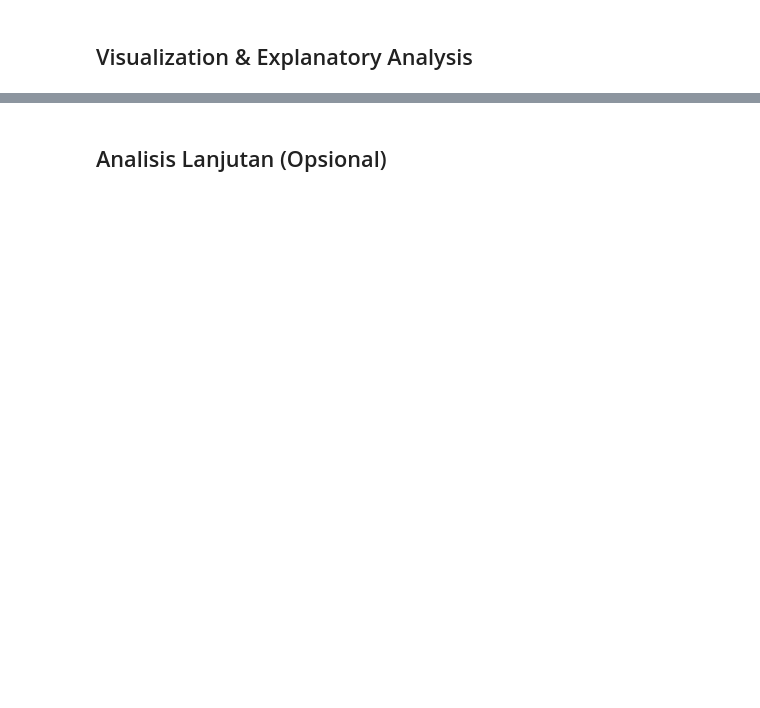
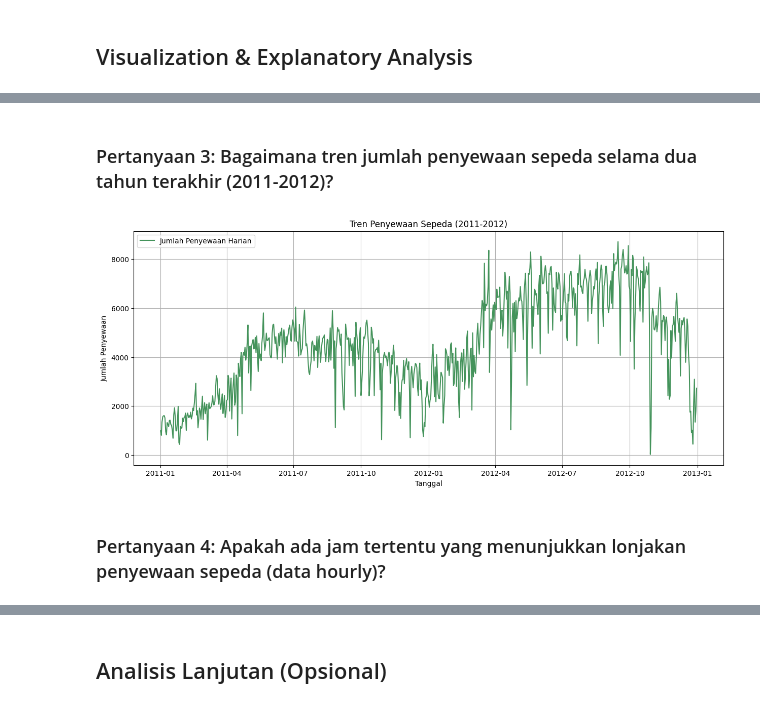
Before and after one commit to NaufalYogaPratama/data-analysis-submission, a Jupyter notebook: BikeSharingAnalysis.ipynb, the cells around one changed output, grey strips where cells are left out. Saved outputs shown, nothing was run; the diff lists cells and outputs as text; code cells hidden in the pictures; blank space fills up the shorter version.

```diff
--- a/BikeSharingAnalysis.ipynb
+++ b/BikeSharingAnalysis.ipynb
@@ -505,0 +554,16 @@ hr               6           7           8           9   ...          14  \
+# %% [markdown]
+### Pertanyaan 3: Bagaimana tren jumlah penyewaan sepeda selama dua tahun terakhir (2011-2012)?
+# %%
+# Plot tren penyewaan sepeda harian
+plt.figure(figsize=(15, 6))
+plt.plot(day_df['dteday'], day_df['cnt'], color='#44935B', label='Jumlah Penyewaan Harian')
+plt.title("Tren Penyewaan Sepeda (2011-2012)")
+plt.xlabel("Tanggal")
+plt.ylabel("Jumlah Penyewaan")
+plt.legend()
+plt.grid()
+plt.show()
+# %% [output]
+[figure, added]
+# %% [markdown]
+### Pertanyaan 4: Apakah ada jam tertentu yang menunjukkan lonjakan penyewaan sepeda (data hourly)?
```
Also changed, not shown: parts of 22 cells of this notebook.
